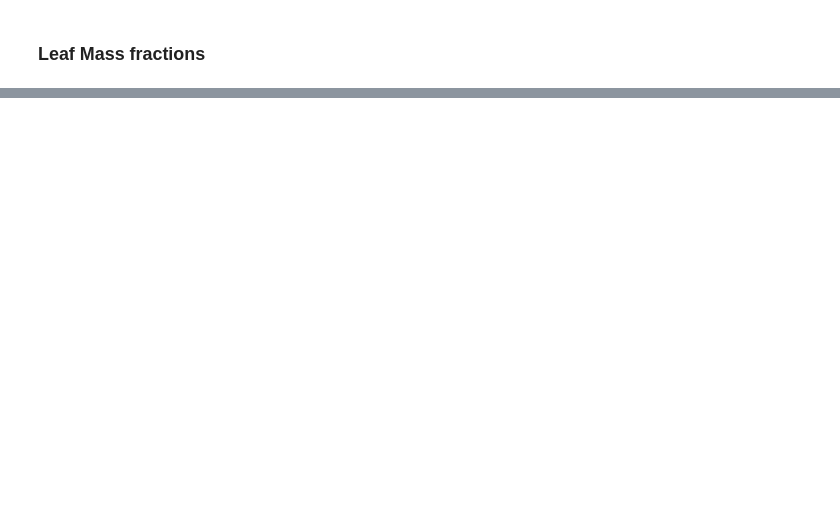
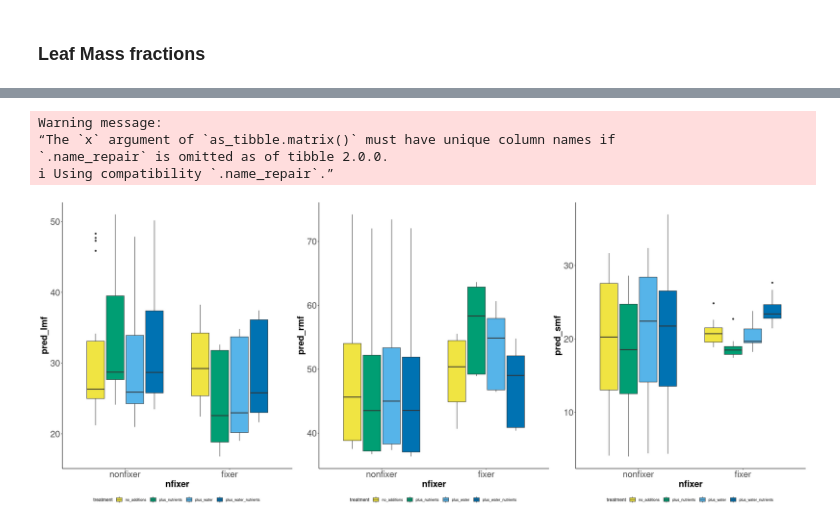
Before and after one commit to ecamo19/shade_house_reproducible_stats, a Jupyter notebook: notebooks/supplementary_figures.ipynb, the cells around one changed output, grey strips where cells are left out. Cells and saved outputs as stored; diff of their text form; code cells hidden in the pictures; blank space fills up the shorter version.

```diff
--- a/notebooks/supplementary_figures.ipynb
+++ b/notebooks/supplementary_figures.ipynb
@@ -312,0 +460,9 @@ as_tibble(emmeans(models_q1$total_biomass,
+# %%
+# Step done for getting predictions from models for Q1
+data_for_predictions <-
+    data_for_models %>%
+
+        rownames_to_column("id") %>%
+
+        # Remove unused variables
+        dplyr::select(id, spcode, treatment, nfixer, init_height)
@@ -312,0 +509,25 @@ as_tibble(emmeans(models_q1$total_biomass,
+# %%
+vars_mass_fractions <-
+  crossing(
+
+    # Get all numeric variables to plot (all y)
+    as_tibble(t(combn(dplyr::select(data_pred_mass_fractions,
+                                    where(is.numeric)) %>% names, 1))),
+
+    # Select factor variables to plot
+    x_axis_var = dplyr::select(data_pred_mass_fractions, nfixer) %>%  names,
+    group_var = dplyr::select(data_pred_mass_fractions, treatment) %>%  names)
+# %% [output]
+Warning message:
+“The `x` argument of `as_tibble.matrix()` must have unique column names if
+`.name_repair` is omitted as of tibble 2.0.0.
+ℹ Using compatibility `.name_repair`.”
+# %%
+vars_mass_fractions %>%
+      # Gererate plots
+      pmap( ~ boxplot_plot_pmap(data = data_pred_mass_fractions,
+                                y = !!sym(..1), x = !!sym(..2),
+                                fill = !!sym(..3))) %>%
+      cowplot::plot_grid(plotlist = ., ncol = 3)
+# %% [output]
+[figure, added]
```
Also changed, not shown: parts of 24 cells of this notebook, 2 other files.
